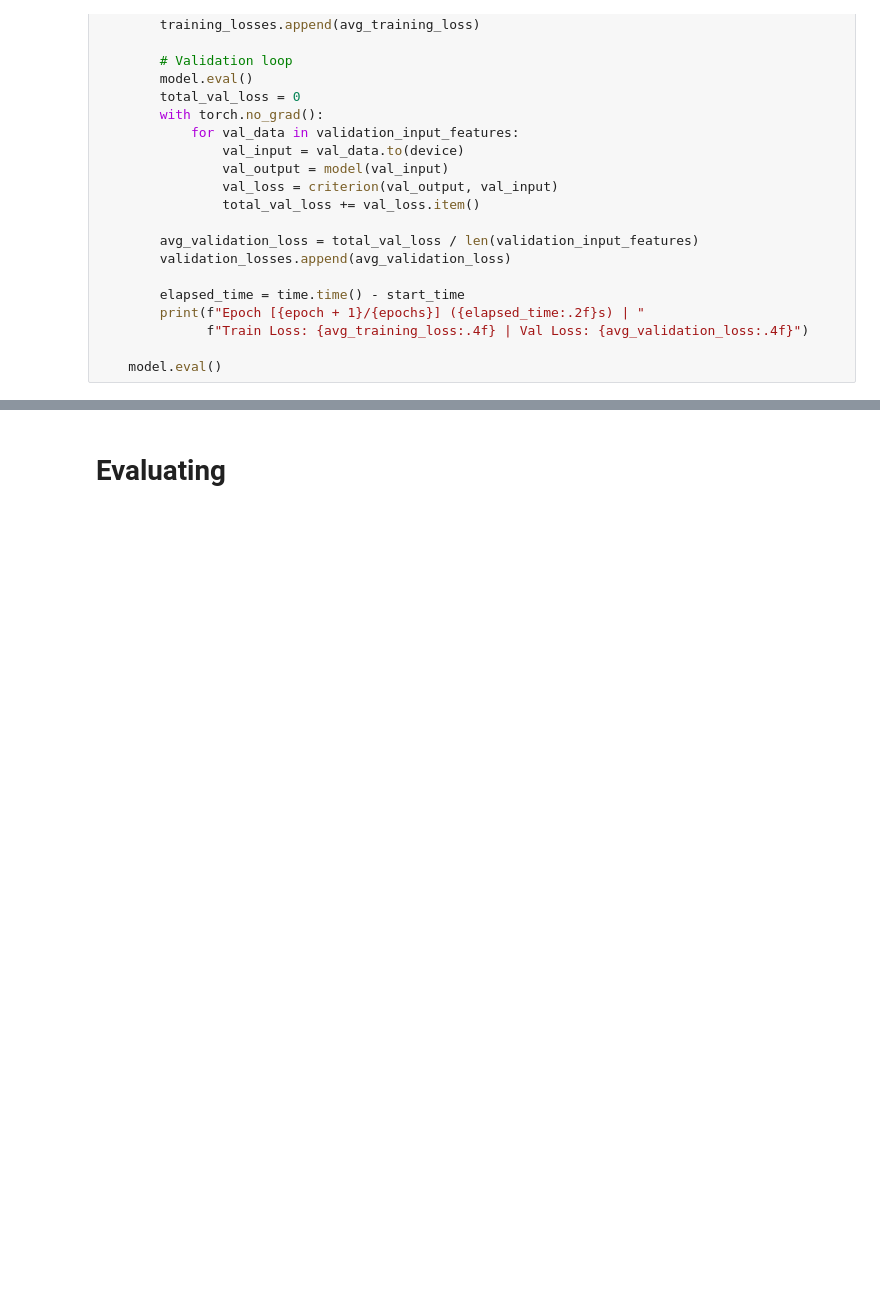
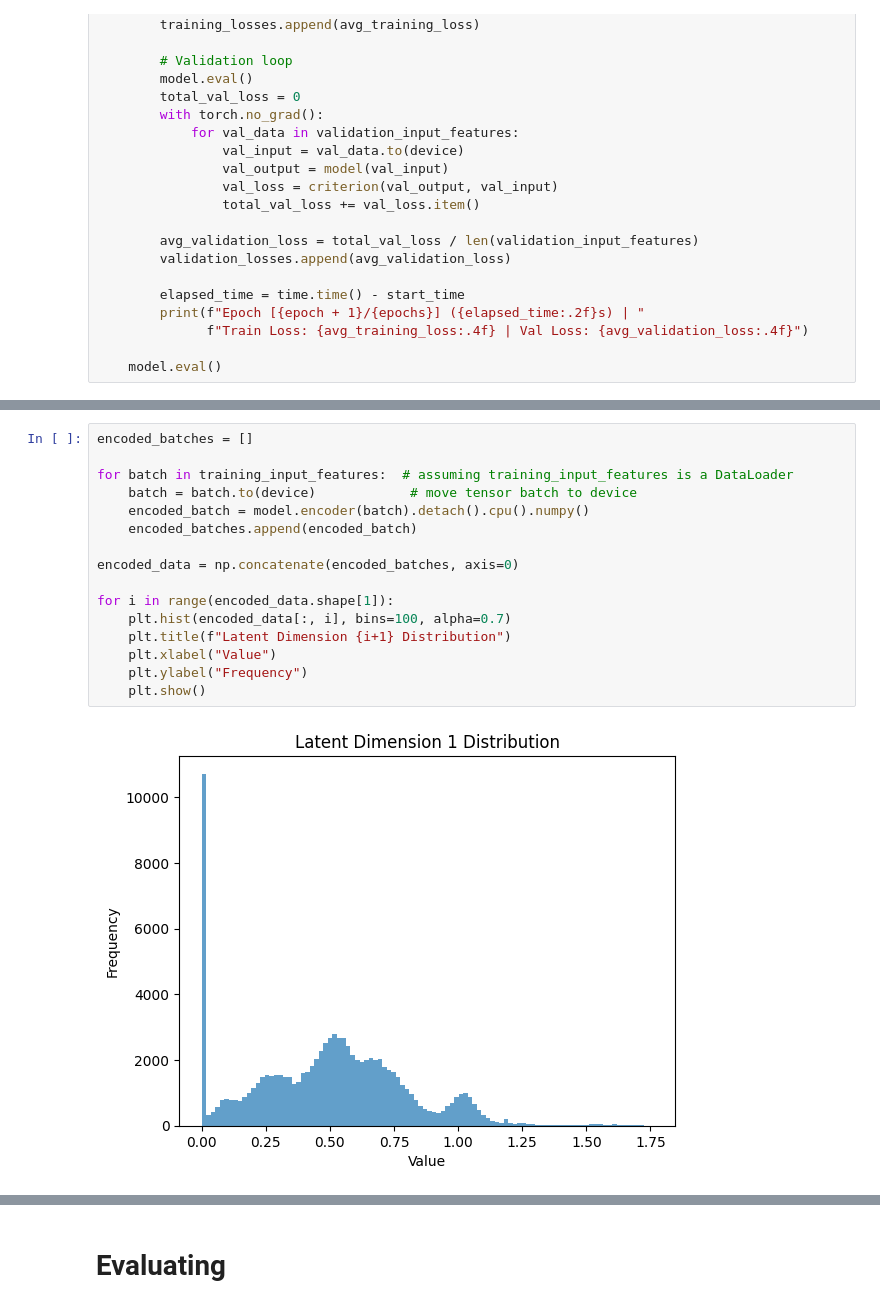
Before and after one commit to mafl20/MasterThesis, a Jupyter notebook: main_ae2.ipynb, the cells around one changed output, grey strips where cells are left out. Cells and saved outputs as stored; diff of their text form; blank space fills up the shorter version.

```diff
--- a/main_ae2.ipynb
+++ b/main_ae2.ipynb
@@ -236,0 +222,18 @@ Epoch [20/20] (67.38s) | Train Loss: 13.9219 | Val Loss: 14.0201
+# %%
+encoded_batches = []
+
+for batch in training_input_features:  # assuming training_input_features is a DataLoader
+    batch = batch.to(device)            # move tensor batch to device
+    encoded_batch = model.encoder(batch).detach().cpu().numpy()
+    encoded_batches.append(encoded_batch)
+
+encoded_data = np.concatenate(encoded_batches, axis=0)
+
+for i in range(encoded_data.shape[1]):
+    plt.hist(encoded_data[:, i], bins=100, alpha=0.7)
+    plt.title(f"Latent Dimension {i+1} Distribution")
+    plt.xlabel("Value")
+    plt.ylabel("Frequency")
+    plt.show()
+# %% [output]
+[figure, added]
```
Also changed, not shown: parts of 25 cells of this notebook, 3 other files.
